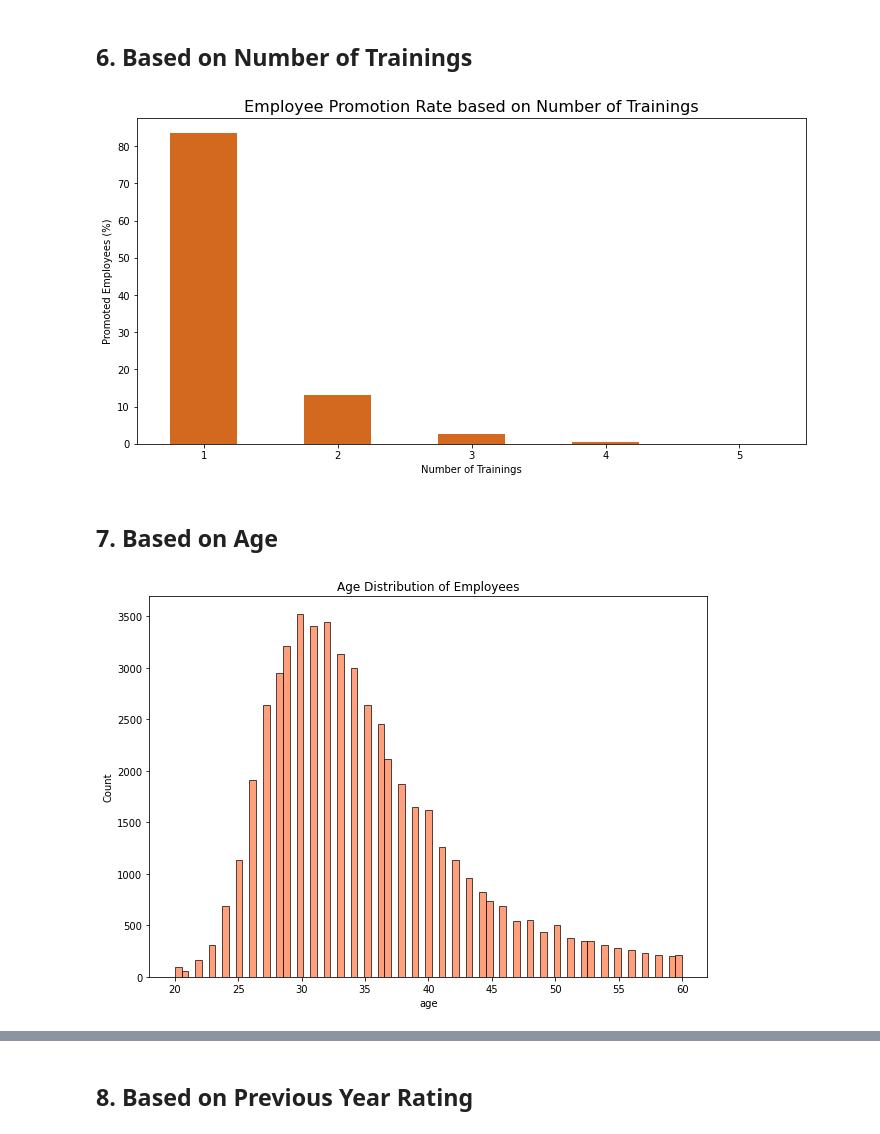
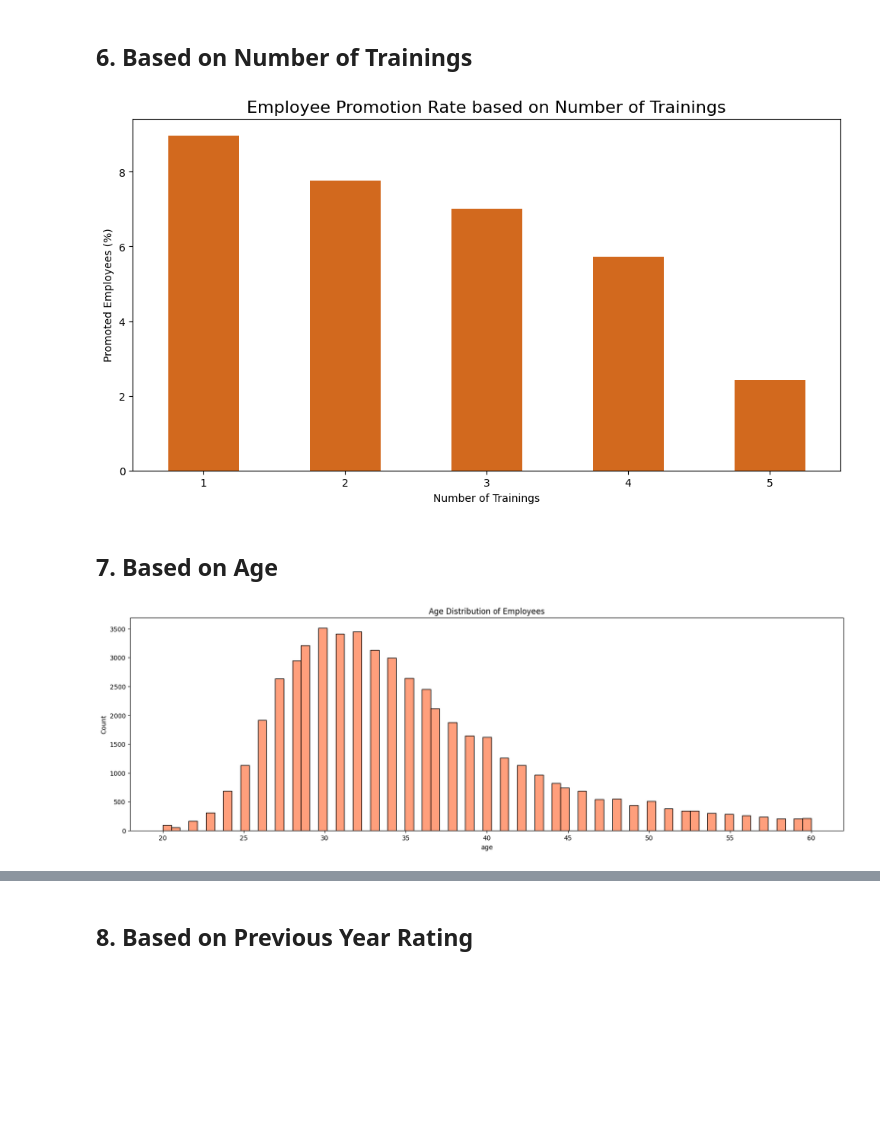
Before and after one commit to gregoriusbay/hr-analysis, a Jupyter notebook: hr-analysis-promotion-rate.ipynb, the cells around one changed output, grey strips where cells are left out. Cells and saved outputs as stored; diff of their text form; code cells hidden in the pictures; blank space fills up the shorter version.

```diff
--- a/hr-analysis-promotion-rate.ipynb
+++ b/hr-analysis-promotion-rate.ipynb
@@ -56,8 +56,8 @@ Now companies can no longer process their data manually, given the large number
 # %% [markdown]
 # Data Collecting
 # %%
-train = pd.read_csv('../input/hranalysis/train.csv')
-test = pd.read_csv('../input/hranalysis/test.csv')
+train = pd.read_csv('./dataset/train.csv')
+test = pd.read_csv('./dataset/test.csv')
 # %%
 train.head()
 # %% [output]
@@ -403,7 +414,7 @@ plt.show()
 ## 6. Based on Number of Trainings
 # %%
 b = train.groupby(['no_of_trainings','is_promoted'])['is_promoted'].count().unstack().fillna(0)
-b['%']=(b[1]/(b[1].sum()))*100 #calculation of promotion %
+b['%']=(b[1]/(b[1] + b[0]))*100 #calculation of promotion %
 b = b.loc[1:5]
 plt.figure(figsize=(12,6))
 b['%'].plot.bar(color = 'chocolate')
@@ -413,13 +424,13 @@ plt.xticks(rotation = 0)
 plt.ylabel('Promoted Employees (%)')
 plt.show()
 # %% [output]
-[figure, old version]
+[figure, new version]
 # %% [markdown]
 ## 7. Based on Age
 # %%
-plt.figure(figsize=(10,7))
+plt.figure(figsize=(20,6))
 sns.histplot(train.age,color='coral')
 plt.title("Age Distribution of Employees")
 plt.show()
 # %% [output]
-[figure, old version]
+[figure, new version]
```
Also changed, not shown: parts of 28 cells of this notebook.
